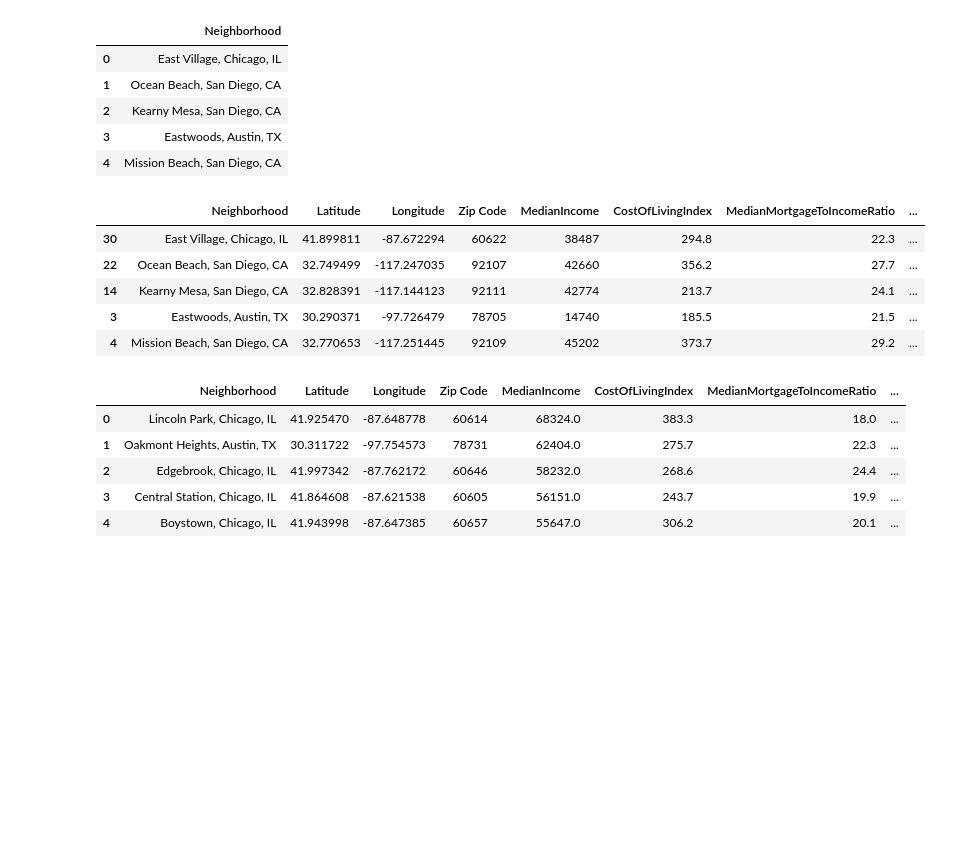
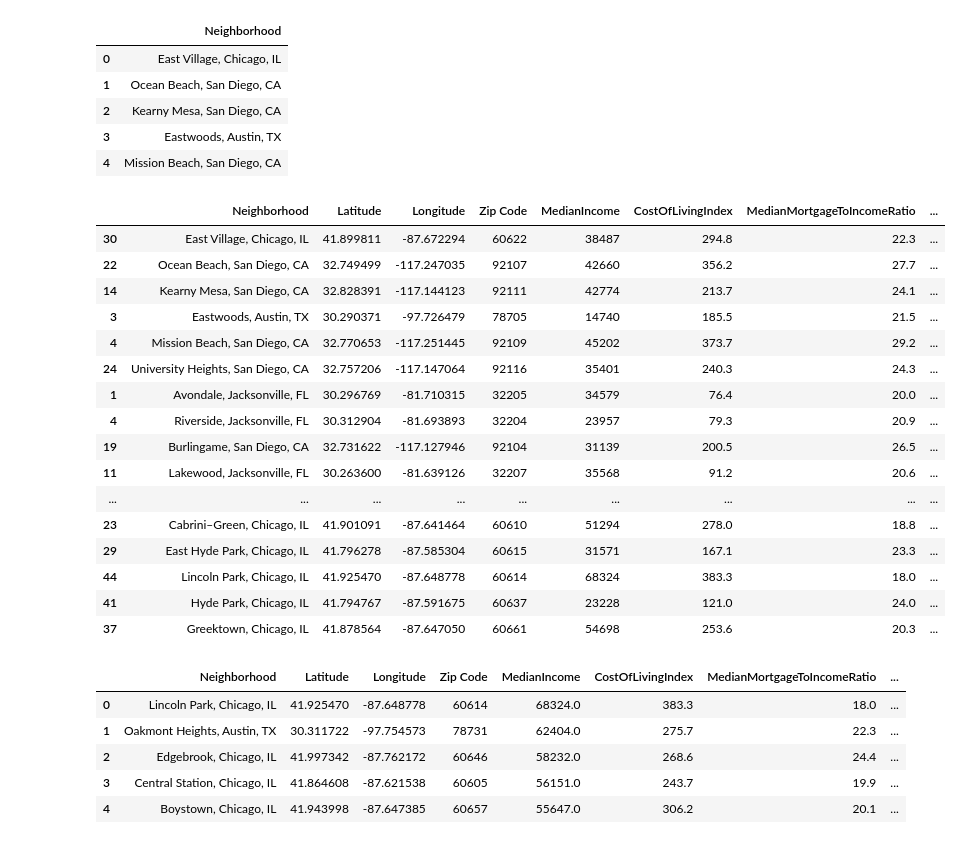
Before and after one commit to gtm1235/IBM_DS_Capstone, a Jupyter notebook: neighborhood_relocation_recommendation.ipynb, the cells around one changed output. Saved outputs shown, nothing was run; the diff lists cells and outputs as text; code cells hidden in the pictures; blank space fills up the shorter version.

```diff
--- a/neighborhood_relocation_recommendation.ipynb
+++ b/neighborhood_relocation_recommendation.ipynb
@@ -1537,7 +1537,7 @@ values_series_set=[87.5, 90.0, 92.5, 95.0, 97.5, 100] # List for annotation valu
 # Loop to find x and Y values for barplot annotations above bars
 for items in values_series_set:
     if items != 100.0:
-        plt.annotate(str(items)+'%'+' to '+str(items+4)+'%',
+        plt.annotate(str(items)+'%'+' to '+str(items+2.5)+'%',
                      xy = (i+((annot_list[j]/2.)*.17),
                            items+11),
                      fontsize=14)
@@ -1604,35 +1604,44 @@ for i in range(len(final_list_df)):         #Iteration over cities in list
                                             #and matching with each demograpics DF then
                                             #appending to new DF.
 
     temp_df = chicago_filtered.loc[chicago_filtered['Neighborhood']==          #Chicago
                                    final_list_df['Neighborhood'][i]]
 
     pd_final = pd.concat([pd_final, temp_df])
     temp_df = austin_filtered.loc[austin_filtered['Neighborhood']==             #Austin
                                   final_list_df['Neighborhood'][i]]
 
     pd_final = pd.concat([pd_final, temp_df])
     temp_df = dallas_filtered.loc[dallas_filtered['Neighborhood']==             #Dallas
                                   final_list_df['Neighborhood'][i]]
 
     pd_final = pd.concat([pd_final, temp_df])
     temp_df = jacksonville_filtered.loc[jacksonville_filtered['Neighborhood']== #Jacksonville
                                         final_list_df['Neighborhood'][i]]
 
     pd_final = pd.concat([pd_final, temp_df])
     temp_df = sandiego_filtered.loc[sandiego_filtered['Neighborhood']==       #San Diego
                                      final_list_df['Neighborhood'][i]]
 
     pd_final = pd.concat([pd_final, temp_df])
-
-pd_final.head()
 # %% [output]
 |  | Neighborhood | Latitude | Longitude | Zip Code | MedianIncome | CostOfLivingIndex | MedianMortgageToIncomeRatio | ... |
 | 30 | East Village, Chicago, IL | 41.899811 | -87.672294 | 60622 | 38487 | 294.8 | 22.3 | ... |
 | 22 | Ocean Beach, San Diego, CA | 32.749499 | -117.247035 | 92107 | 42660 | 356.2 | 27.7 | ... |
 | 14 | Kearny Mesa, San Diego, CA | 32.828391 | -117.144123 | 92111 | 42774 | 213.7 | 24.1 | ... |
 | 3 | Eastwoods, Austin, TX | 30.290371 | -97.726479 | 78705 | 14740 | 185.5 | 21.5 | ... |
 | 4 | Mission Beach, San Diego, CA | 32.770653 | -117.251445 | 92109 | 45202 | 373.7 | 29.2 | ... |
+| 24 | University Heights, San Diego, CA | 32.757206 | -117.147064 | 92116 | 35401 | 240.3 | 24.3 | ... |
+| 1 | Avondale, Jacksonville, FL | 30.296769 | -81.710315 | 32205 | 34579 | 76.4 | 20.0 | ... |
+| 4 | Riverside, Jacksonville, FL | 30.312904 | -81.693893 | 32204 | 23957 | 79.3 | 20.9 | ... |
+| 19 | Burlingame, San Diego, CA | 32.731622 | -117.127946 | 92104 | 31139 | 200.5 | 26.5 | ... |
+| 11 | Lakewood, Jacksonville, FL | 30.263600 | -81.639126 | 32207 | 35568 | 91.2 | 20.6 | ... |
+| ... | ... | ... | ... | ... | ... | ... | ... | ... |
+| 23 | Cabrini–Green, Chicago, IL | 41.901091 | -87.641464 | 60610 | 51294 | 278.0 | 18.8 | ... |
+| 29 | East Hyde Park, Chicago, IL | 41.796278 | -87.585304 | 60615 | 31571 | 167.1 | 23.3 | ... |
+| 44 | Lincoln Park, Chicago, IL | 41.925470 | -87.648778 | 60614 | 68324 | 383.3 | 18.0 | ... |
+| 41 | Hyde Park, Chicago, IL | 41.794767 | -87.591675 | 60637 | 23228 | 121.0 | 24.0 | ... |
+| 37 | Greektown, Chicago, IL | 41.878564 | -87.647050 | 60661 | 54698 | 253.6 | 20.3 | ... |
 # %%
 #Sort Descending on 'Median Income' and Limiting COst Of Living Index to less than 400
 pd_final_sorted = pd_final.sort_values('MedianIncome', ascending=False)
```
Also changed, not shown: parts of 1 cell of this notebook, 1 other file.
